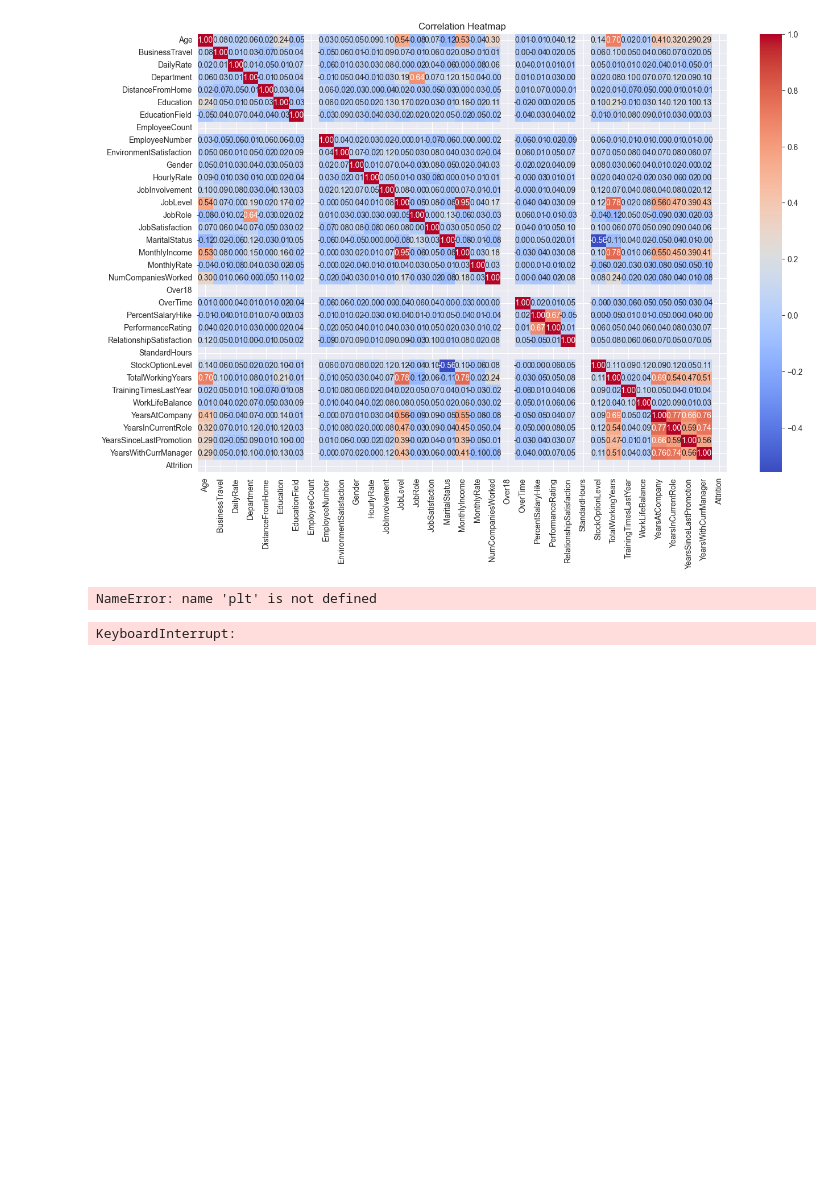
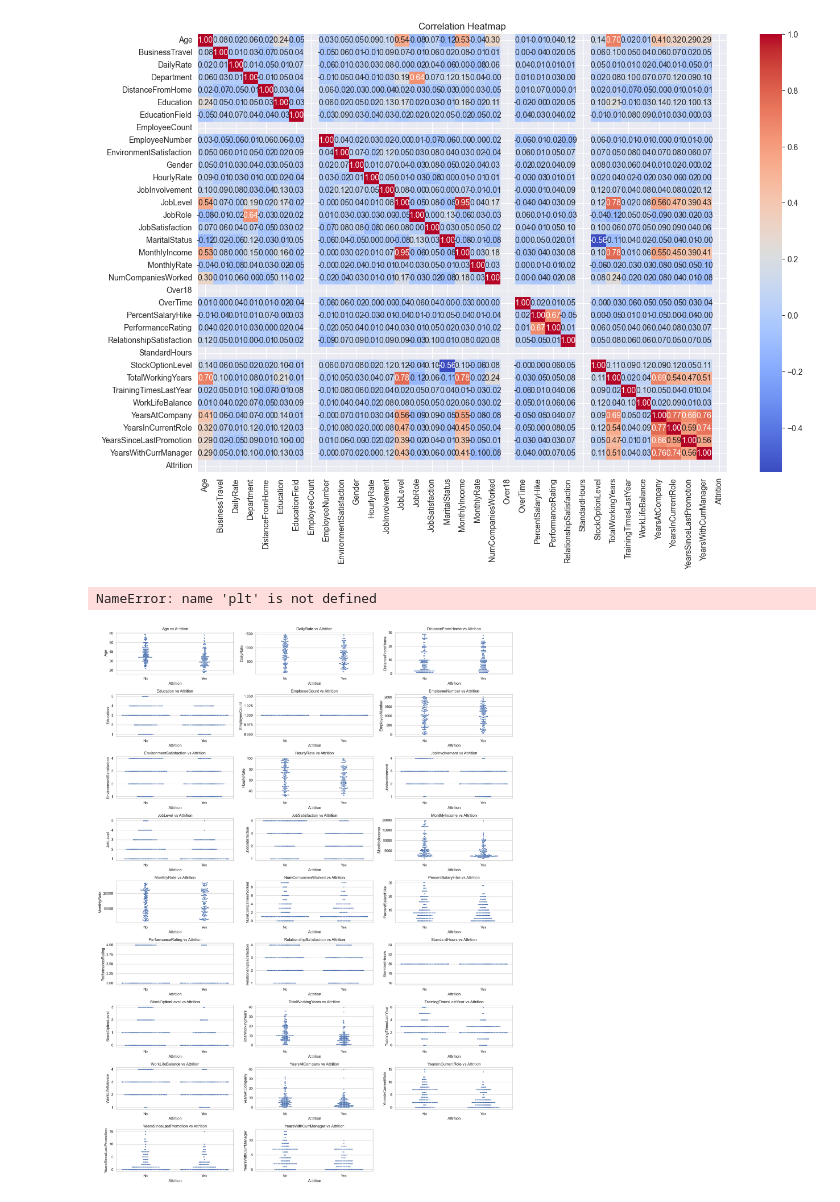
Before and after one commit to muzian666/HKBU-FIN7830-GroupG, a Jupyter notebook: DataVisualization.ipynb, the cells around one changed output. Cells and saved outputs as stored; diff of their text form; code cells hidden in the pictures; blank space fills up the shorter version.

Commit message:
Update Visualization and PCA

```diff
--- a/DataVisualization.ipynb
+++ b/DataVisualization.ipynb
@@ -125,29 +128,33 @@ plt.show()
 # %% [output]
 NameError: name 'plt' is not defined
 # %%
-import pandas as pd
-
-file_path = 'Resources/Data/Decoded_Resampled_HR_Analytics.csv'
-df = pd.read_csv(file_path)
 import matplotlib.pyplot as plt
 import seaborn as sns
 
 # Setting up the visualization style
 sns.set(style="whitegrid")
 
-# Create a list of numeric and categorical columns
+# Select numeric columns
 numeric_cols = df.select_dtypes(include=['int64', 'float64']).columns.tolist()
-categorical_cols = df.select_dtypes(include=['object']).columns.tolist()
-# Explore the relationship between numerical features and the target variable 'Attrition'
-fig, axes = plt.subplots(len(numeric_cols)//3, 3, figsize=(18, 24))
 
-for col, ax in zip(numeric_cols, axes.flatten()):
-    sns.swarmplot(data=df, x='Attrition', y=col, ax=ax)
+# Create subplots
+fig, axes = plt.subplots(len(numeric_cols)//3 + 1, 3, figsize=(18, 24))
+
+# Flatten axes for easy indexing
+flat_axes = axes.flatten()
+
+# Remove extra subplots
+for i in range(len(numeric_cols), len(flat_axes)):
+    fig.delaxes(flat_axes[i])
+
+# Create swarmplots
+for col, ax in zip(numeric_cols, flat_axes):
+    sns.swarmplot(data=df.sample(frac=0.1, random_state=1), x='Attrition', y=col, ax=ax, size=3)
     ax.set_title(f'{col} vs Attrition')
     ax.set_xlabel('Attrition')
     ax.set_ylabel(col)
 
 plt.tight_layout()
 plt.show()
 # %% [output]
-KeyboardInterrupt:
+[figure, added]
```
Also changed, not shown: parts of 1 cell of this notebook, 2 other files.
